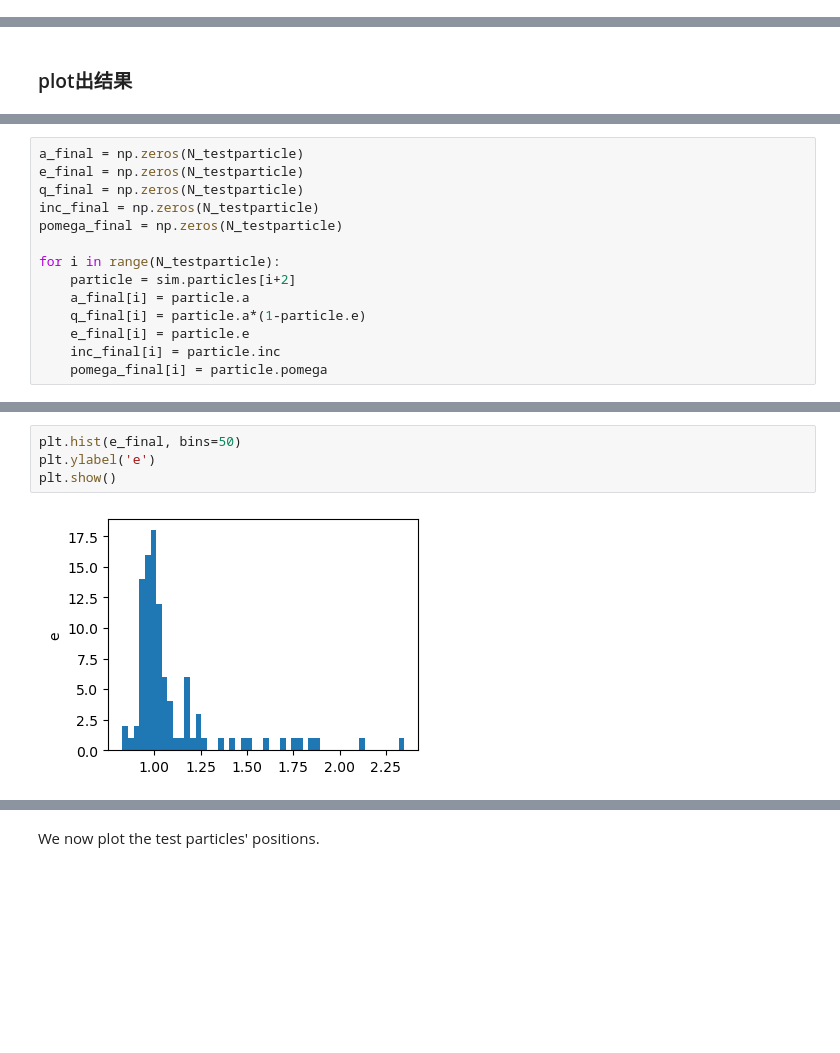
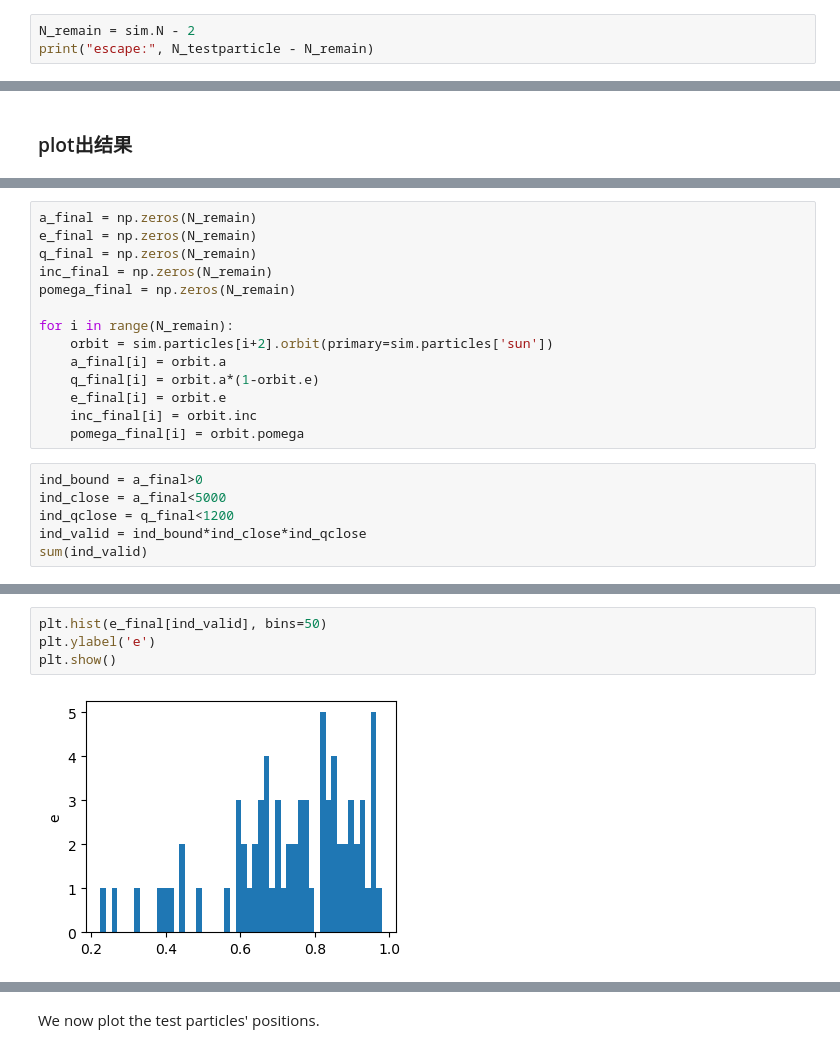
Before and after one commit to qingru-hu/Sedna, a Jupyter notebook: mine/flyby/flyby.ipynb, the cells around one changed output, grey strips where cells are left out. Saved outputs shown, nothing was run; the diff lists cells and outputs as text; blank space fills up the shorter version.

```diff
--- a/mine/flyby/flyby.ipynb
+++ b/mine/flyby/flyby.ipynb
@@ -172,0 +179,3 @@ sim.integrate(1000.*2.*PI)
+# %%
+N_remain = sim.N - 2
+print("escape:", N_testparticle - N_remain)
@@ -175,14 +190,20 @@ sim.integrate(1000.*2.*PI)
 # %%
-a_final = np.zeros(N_testparticle)
-e_final = np.zeros(N_testparticle)
-q_final = np.zeros(N_testparticle)
-inc_final = np.zeros(N_testparticle)
-pomega_final = np.zeros(N_testparticle)
+a_final = np.zeros(N_remain)
+e_final = np.zeros(N_remain)
+q_final = np.zeros(N_remain)
+inc_final = np.zeros(N_remain)
+pomega_final = np.zeros(N_remain)
 
-for i in range(N_testparticle):
-    particle = sim.particles[i+2]
-    a_final[i] = particle.a
-    q_final[i] = particle.a*(1-particle.e)
-    e_final[i] = particle.e
-    inc_final[i] = particle.inc
-    pomega_final[i] = particle.pomega
+for i in range(N_remain):
+    orbit = sim.particles[i+2].orbit(primary=sim.particles['sun'])
+    a_final[i] = orbit.a
+    q_final[i] = orbit.a*(1-orbit.e)
+    e_final[i] = orbit.e
+    inc_final[i] = orbit.inc
+    pomega_final[i] = orbit.pomega
+# %%
+ind_bound = a_final>0
+ind_close = a_final<5000
+ind_qclose = q_final<1200
+ind_valid = ind_bound*ind_close*ind_qclose
+sum(ind_valid)
@@ -195,7 +243,7 @@ plt.show()
 # %%
-plt.hist(e_final, bins=50)
+plt.hist(e_final[ind_valid], bins=50)
 plt.ylabel('e')
 plt.show()
 # %% [output]
-[figure, old version]
+[figure, new version]
 # %%
```
Also changed, not shown: parts of 22 cells of this notebook.
